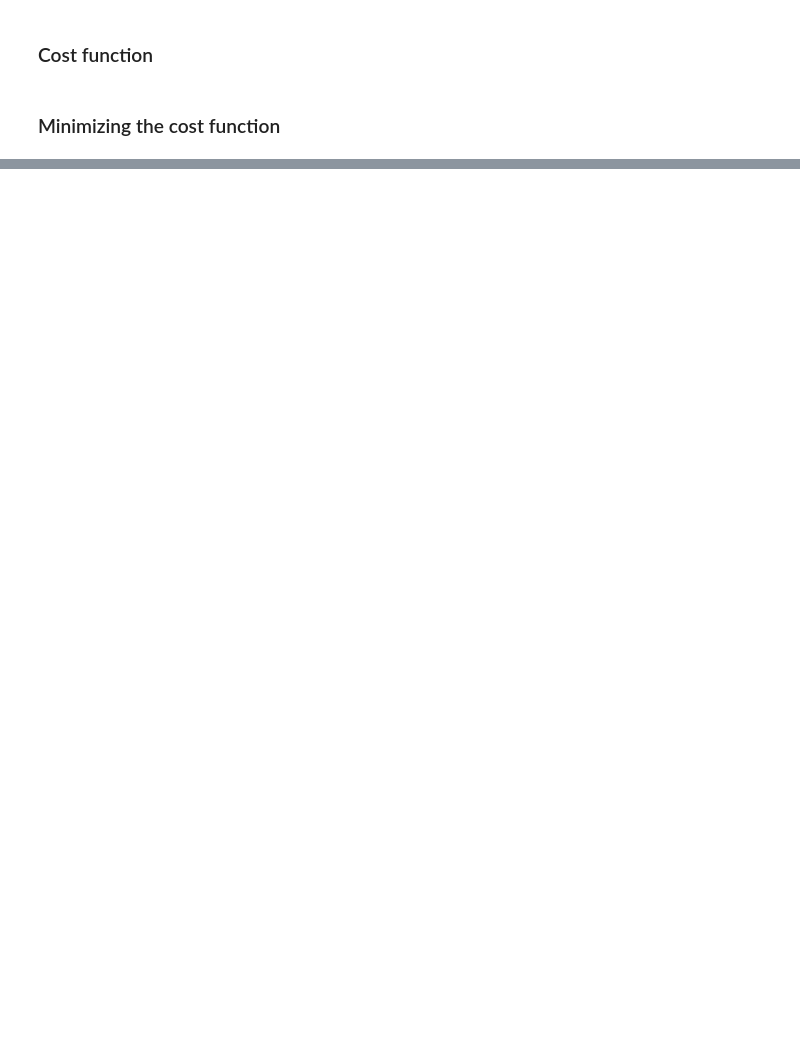
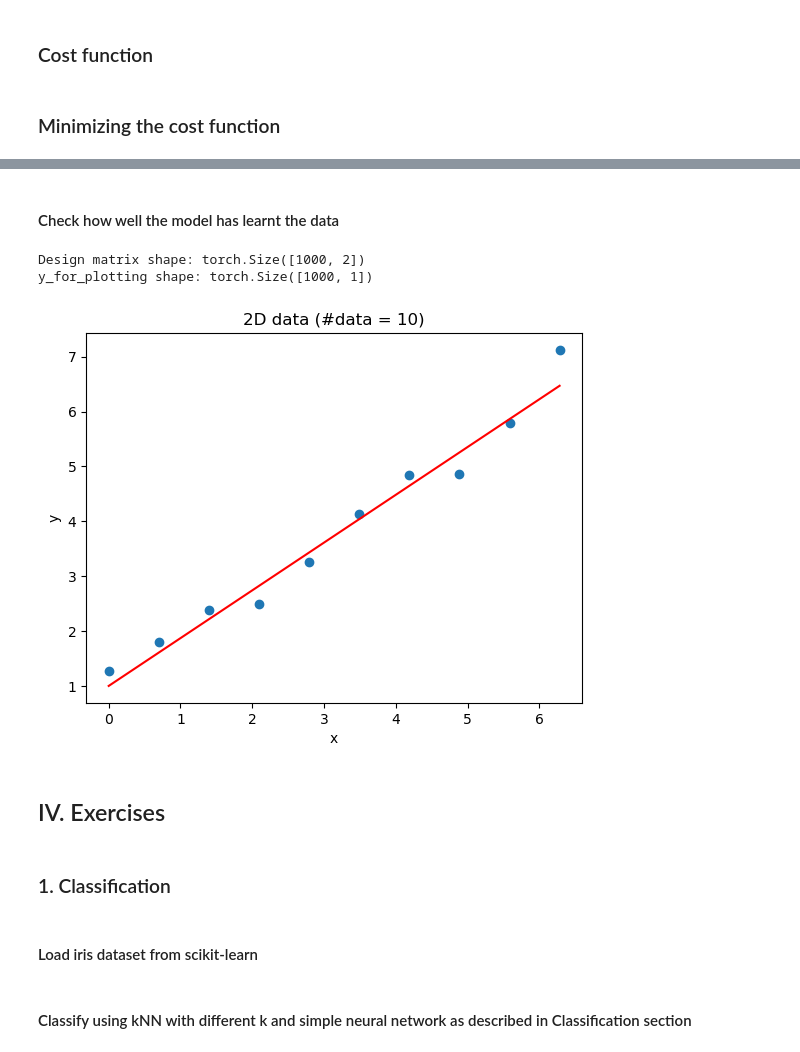
Before and after one commit to tangquochung/Data_Mining_Lab, a Jupyter notebook: Lab4/QuocHung_Lab4_InClass.ipynb, the cells around one changed output, grey strips where cells are left out. Cells and saved outputs as stored; diff of their text form; code cells hidden in the pictures; blank space fills up the shorter version.

```diff
--- a/Lab4/QuocHung_Lab4_InClass.ipynb
+++ b/Lab4/QuocHung_Lab4_InClass.ipynb
@@ -454,0 +494,28 @@ NameError: name 'evaluate_rank' is not defined
+# %% [markdown]
+#### Check how well the model has learnt the data
+# %%
+x_for_plotting = np.linspace(0, 2*np.pi, 1000)
+design_matrix = torch.tensor(np.vstack([np.ones(x_for_plotting.shape), x_for_plotting]).T, dtype=torch.float32)
+print('Design matrix shape:', design_matrix.shape)
+
+y_for_plotting = model.forward(design_matrix)
+print('y_for_plotting shape:', y_for_plotting.shape)
+# %% [output]
+Design matrix shape: torch.Size([1000, 2])
+y_for_plotting shape: torch.Size([1000, 1])
+# %%
+plt.figure()
+plt.plot(x, y, 'o')
+plt.plot(x_for_plotting, y_for_plotting.data.numpy(), 'r')
+plt.xlabel('x')
+plt.ylabel('y')
+plt.title('2D data (#data = %d)' % N)
+plt.show()
+# %% [output]
+[figure, added]
+# %% [markdown]
+## IV. Exercises
+# %% [markdown]
+### 1. Classification
+# %% [markdown]
+#### Load iris dataset from scikit-learn
@@ -454,0 +527,2 @@ NameError: name 'evaluate_rank' is not defined
+# %% [markdown]
+#### Classify using kNN with different k and simple neural network as described in Classification section
```
Also changed, not shown: parts of 76 cells of this notebook, 4 other files.
